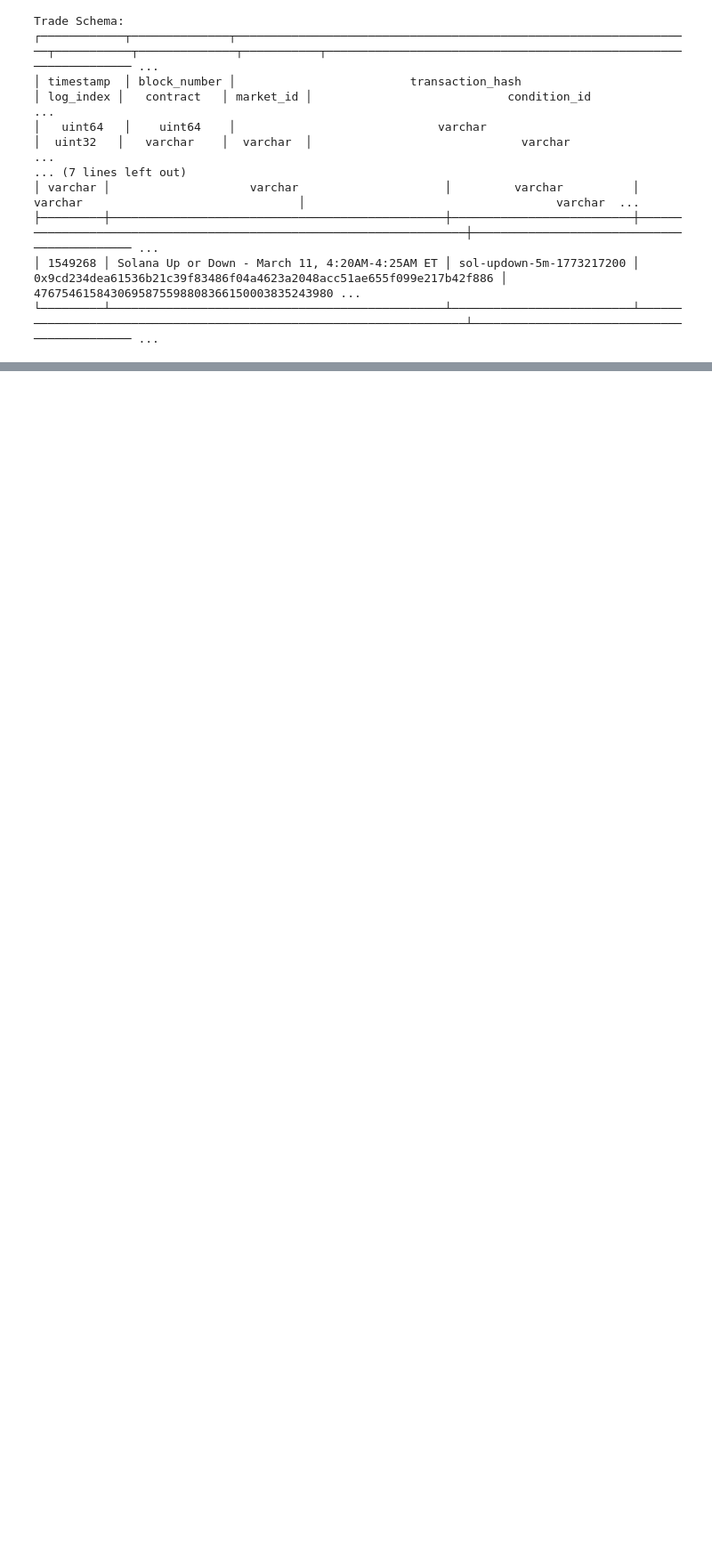
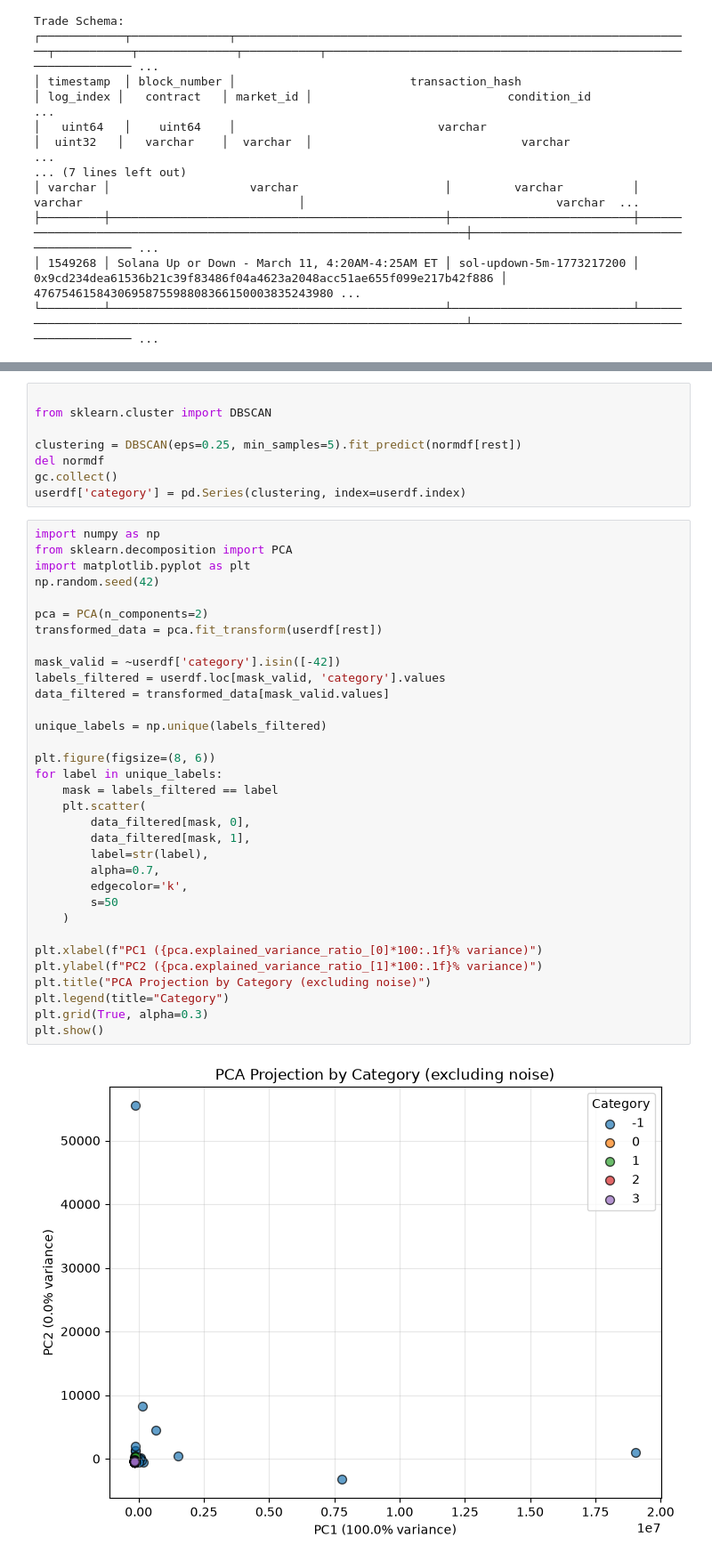
Before and after one commit to TheLonelyBaloney/Perso4, a Jupyter notebook: UserAnalytics.ipynb, the cells around one changed output, grey strips where cells are left out. Shown at 89% size. Cells and saved outputs as stored; diff of their text form; blank space fills up the shorter version.

```diff
--- a/UserAnalytics.ipynb
+++ b/UserAnalytics.ipynb
@@ -101,0 +49,43 @@ pd.plotting.andrews_curves(userdf[userdf.columns.difference(["address"])], 'dumm
+# %%
+
+from sklearn.cluster import DBSCAN
+
+clustering = DBSCAN(eps=0.25, min_samples=5).fit_predict(normdf[rest])
+del normdf
+gc.collect()
+userdf['category'] = pd.Series(clustering, index=userdf.index)
+# %%
+import numpy as np
+from sklearn.decomposition import PCA
+import matplotlib.pyplot as plt
+np.random.seed(42)
+
+pca = PCA(n_components=2)
+transformed_data = pca.fit_transform(userdf[rest])
+
+mask_valid = ~userdf['category'].isin([-42])
+labels_filtered = userdf.loc[mask_valid, 'category'].values
+data_filtered = transformed_data[mask_valid.values]
+
+unique_labels = np.unique(labels_filtered)
+
+plt.figure(figsize=(8, 6))
+for label in unique_labels:
+    mask = labels_filtered == label
+    plt.scatter(
+        data_filtered[mask, 0],
+        data_filtered[mask, 1],
+        label=str(label),
+        alpha=0.7,
+        edgecolor='k',
+        s=50
+    )
+
+plt.xlabel(f"PC1 ({pca.explained_variance_ratio_[0]*100:.1f}% variance)")
+plt.ylabel(f"PC2 ({pca.explained_variance_ratio_[1]*100:.1f}% variance)")
+plt.title("PCA Projection by Category (excluding noise)")
+plt.legend(title="Category")
+plt.grid(True, alpha=0.3)
+plt.show()
+# %% [output]
+[figure, added]
```
Also changed, not shown: parts of 7 cells of this notebook, 5 other files.
